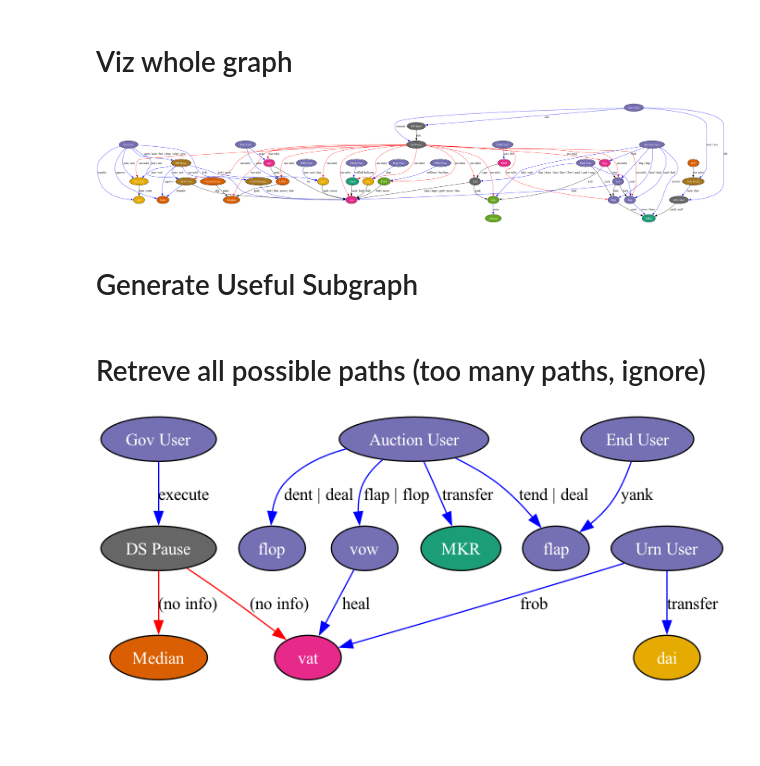
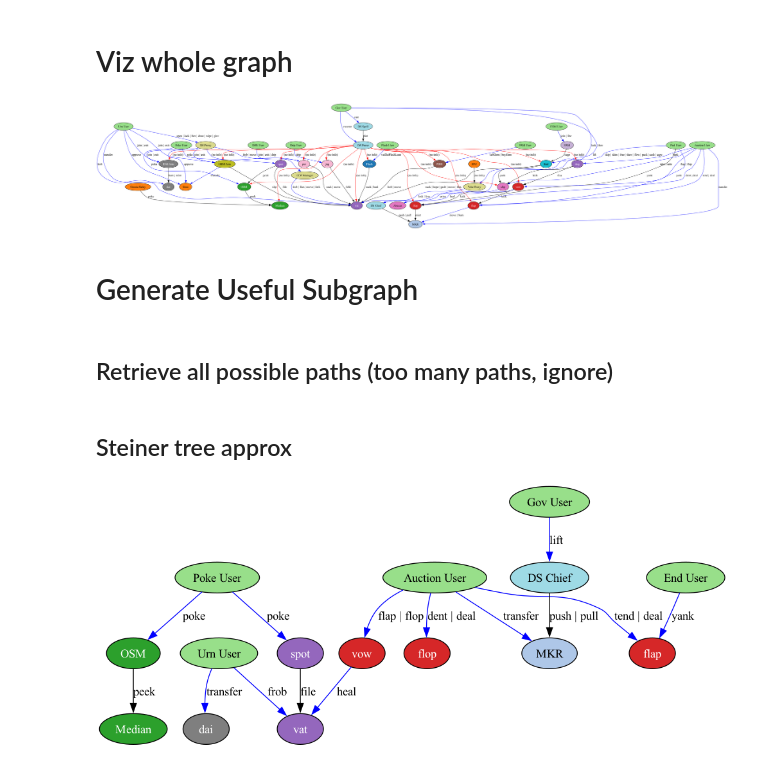
Before and after one commit to Yustynn/mcd-graph, a Jupyter notebook: graph.ipynb, the cells around one changed output. Cells and saved outputs as stored; diff of their text form; code cells hidden in the pictures; blank space fills up the shorter version.

Commit message:
Improve colors + deprioritize DS Pause for steiner tree approx

```diff
--- a/graph.ipynb
+++ b/graph.ipynb
@@ -214,6 +209,29 @@ edge_data = [
 # %% [markdown]
 # Viz whole graph
 # %%
+edge_kind_to_weight = {
+    E_AUTH: 5,
+    E_PUB: 1,
+    E_GOV: 2
+}
+
+deprioritize_nodes = {
+    DS_PAUSE
+}
+
+def is_dark_color(hex_color):
+    # Remove the '#' from the start of the color if it's there
+    hex_color = hex_color.lstrip('#')
+
+    # Convert the hex color to RGB
+    r, g, b = tuple(int(hex_color[i:i+2], 16) for i in (0, 2, 4))
+
+    # Calculate the brightness
+    brightness = (0.299 * r + 0.587 * g + 0.114 * b) / 255
+
+    # Check if the brightness is less than 0.5
+    return brightness < 0.5
+
 
 # Create a new graph
 G = pgv.AGraph(directed=True)
@@ -221,36 +239,39 @@ G = pgv.AGraph(directed=True)
 # Get a list of all unique kinds
 kinds = list(set(node_to_kind.values()))
 # Create a colormap
-cmap = plt.get_cmap('Dark2', len(kinds))
+cmap = plt.get_cmap('tab20', len(kinds))
 # Create a color map that maps kinds to colors
 color_map = {kind: mcolors.to_hex(cmap(i)) for i, kind in enumerate(kinds)}
 
 
 # Add nodes and edges with their properties
 for node in nodes:
     kind = node_to_kind[node]
-    G.add_node(node, kind=kind, fillcolor=color_map[kind], style='filled', fontcolor='white')
+    color = color_map[kind]
+    G.add_node(node, kind=kind, fillcolor=color, style='filled', fontcolor='white' if is_dark_color(color) else 'black')
 
 for ed in edge_data:
     if len(ed) == 3:
         s, t, k = ed
         m = '(no info)'
     elif len(ed) == 4:
         s, t, k, m = ed
     else:
         print(f"Oh no! {ed}")
         raise ValueError("Edge data should be a 3-tuple or 4-tuple")
     w = edge_kind_to_weight[k]
+    if s in deprioritize_nodes or t in deprioritize_nodes:
+        w += 100
     G.add_edge(s, t, kind=k, label=m, weight=w, color=edge_kind_to_color[k])
     # G.add_edge(s, t, label=k, methods=m)
 
 # Render the graph to a file (you can also use other formats like png, pdf, etc.)
 G.draw('graph.png', prog='dot', format='png')
 
 # Display the graph
 Image('graph.png')
 # %% [output]
-[figure, old version]
+[figure, new version]
 # %% [markdown]
 # Generate Useful Subgraph
 # %%
@@ -282,7 +303,7 @@ largest_cc = max(nx.connected_components(G_nx_undirected), key=len)
 # Create a subgraph with only the nodes in the largest connected component
 G_nx_undirected_conn = G_nx_undirected.subgraph(largest_cc).copy()
 # %% [markdown]
-# Retreve all possible paths (too many paths, ignore)
+## Retrieve all possible paths (too many paths, ignore)
 # %%
 # Retrieve all paths between selected nodes. Was an insane number, lol.
 
@@ -299,6 +320,8 @@ G_nx_undirected_conn = G_nx_undirected.subgraph(largest_cc).copy()
 
 # with open('output.txt', 'w') as f:
 #     f.write('\n'.join(lines))
+# %% [markdown]
+## Steiner tree approx
 # %%
 # Get the largest connected component
 largest_cc = max(nx.connected_components(G_nx_undirected), key=len)
@@ -322,4 +345,4 @@ A.draw('graph.png', prog='dot', format='png')
 
 Image(filename='graph.png')
 # %% [output]
-[figure, old version]
+[figure, new version]
```
Also changed, not shown: parts of 1 cell of this notebook.
